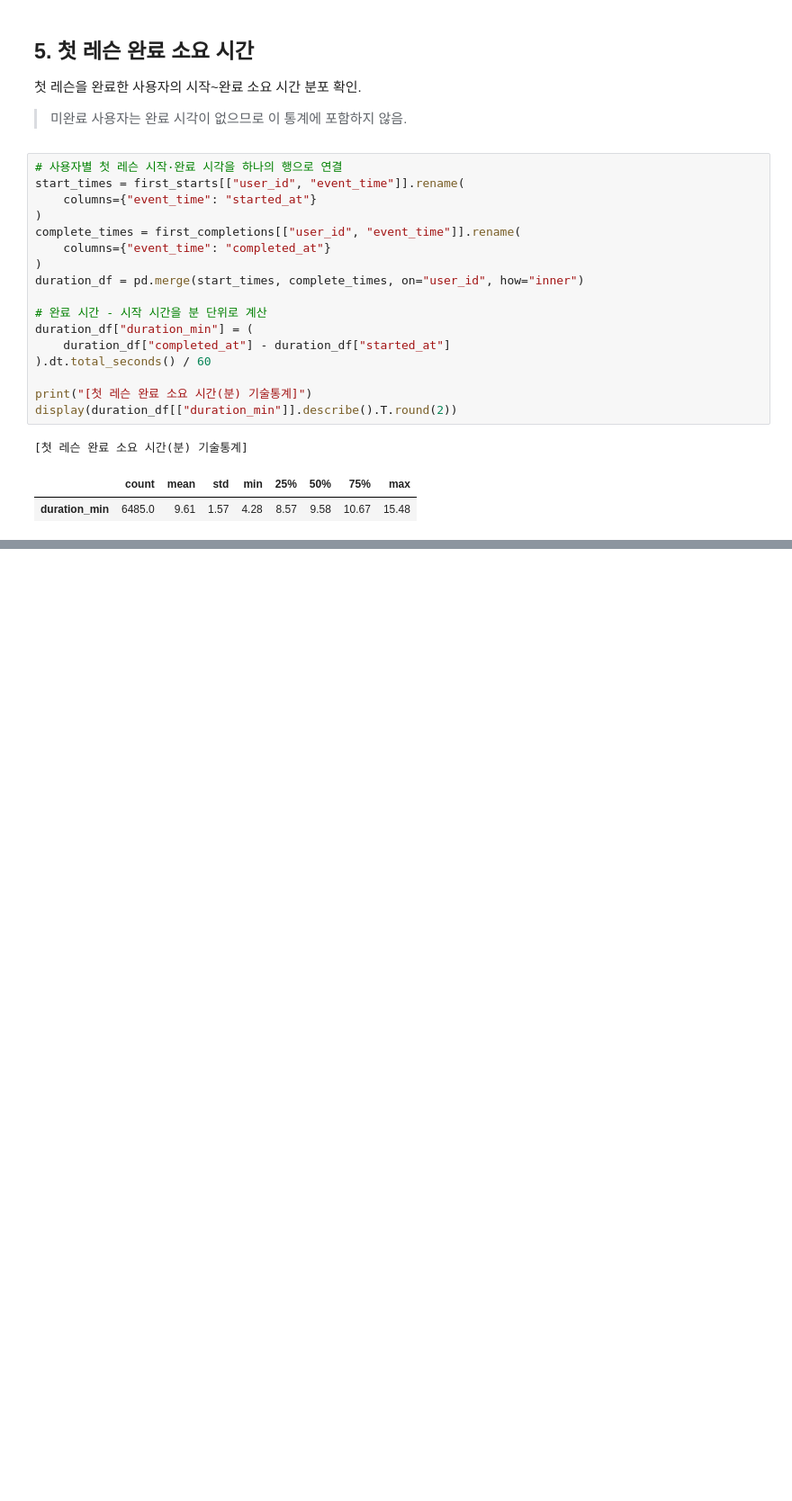
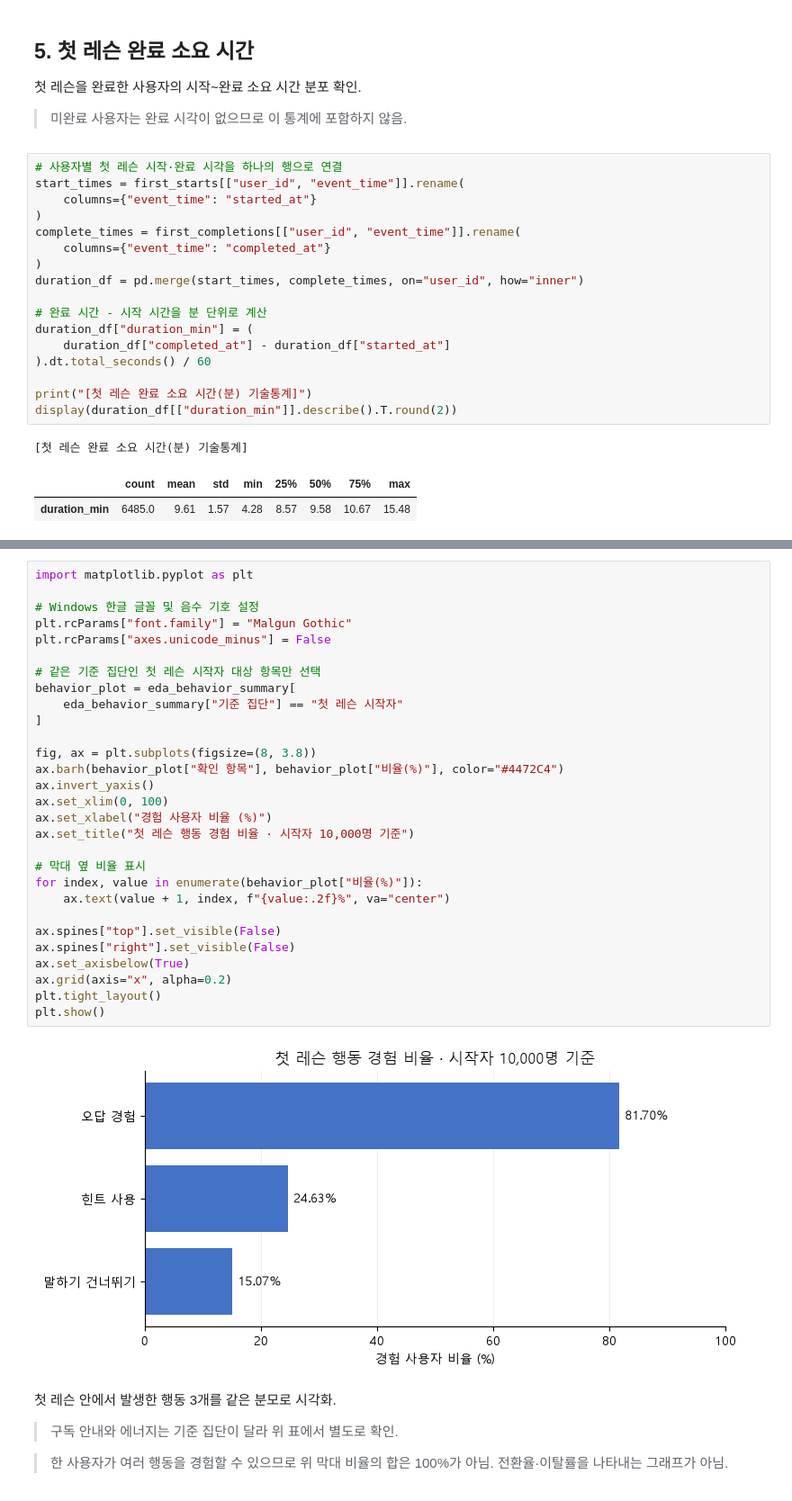
Before and after one commit to leegolem/duolingo-funnel-analysis, a Jupyter notebook: notebooks/03_eda.ipynb, the cells around one changed output, grey strips where cells are left out. Shown at 90% size. Drawn from its saved outputs; the diff is of its cells as text; blank space fills up the shorter version.

```diff
--- a/notebooks/03_eda.ipynb
+++ b/notebooks/03_eda.ipynb
@@ -259,0 +297,37 @@ display(duration_df[["duration_min"]].describe().T.round(2))
+# %%
+import matplotlib.pyplot as plt
+
+# Windows 한글 글꼴 및 음수 기호 설정
+plt.rcParams["font.family"] = "Malgun Gothic"
+plt.rcParams["axes.unicode_minus"] = False
+
+# 같은 기준 집단인 첫 레슨 시작자 대상 항목만 선택
+behavior_plot = eda_behavior_summary[
+    eda_behavior_summary["기준 집단"] == "첫 레슨 시작자"
+]
+
+fig, ax = plt.subplots(figsize=(8, 3.8))
+ax.barh(behavior_plot["확인 항목"], behavior_plot["비율(%)"], color="#4472C4")
+ax.invert_yaxis()
+ax.set_xlim(0, 100)
+ax.set_xlabel("경험 사용자 비율 (%)")
+ax.set_title("첫 레슨 행동 경험 비율 · 시작자 10,000명 기준")
+
+# 막대 옆 비율 표시
+for index, value in enumerate(behavior_plot["비율(%)"]):
+    ax.text(value + 1, index, f"{value:.2f}%", va="center")
+
+ax.spines["top"].set_visible(False)
+ax.spines["right"].set_visible(False)
+ax.set_axisbelow(True)
+ax.grid(axis="x", alpha=0.2)
+plt.tight_layout()
+plt.show()
+# %% [output]
+[figure, added]
+# %% [markdown]
+첫 레슨 안에서 발생한 행동 3개를 같은 분모로 시각화.
+
+> 구독 안내와 에너지는 기준 집단이 달라 위 표에서 별도로 확인.
+
+> 한 사용자가 여러 행동을 경험할 수 있으므로 위 막대 비율의 합은 100%가 아님. 전환율·이탈률을 나타내는 그래프가 아님.
```
Also changed, not shown: parts of 5 cells of this notebook, 7 other files.
